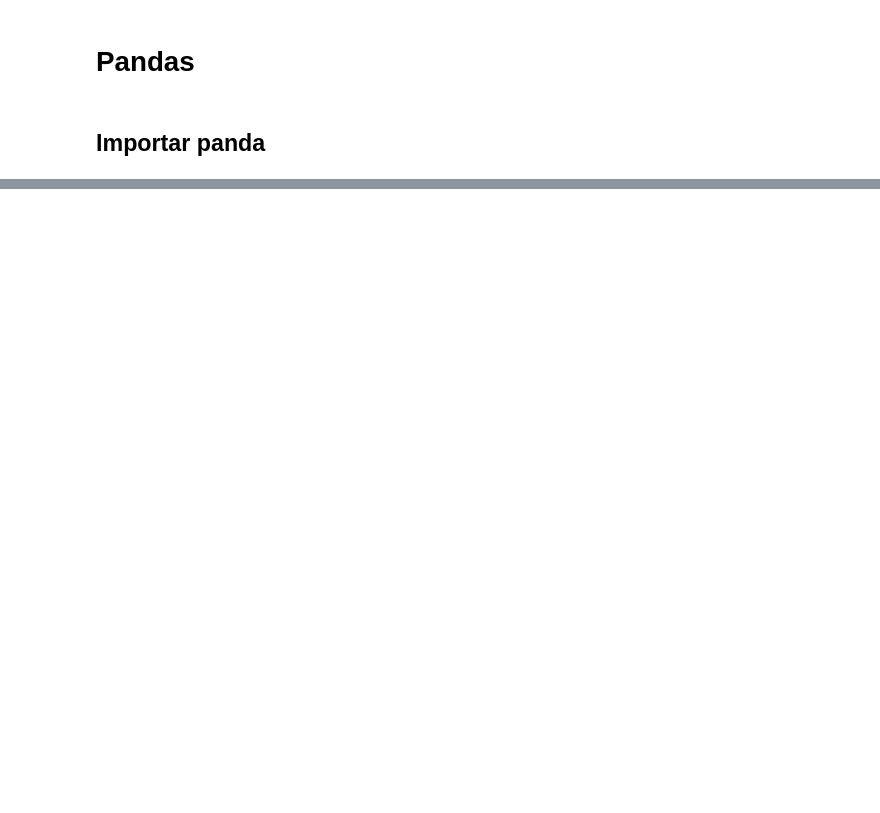
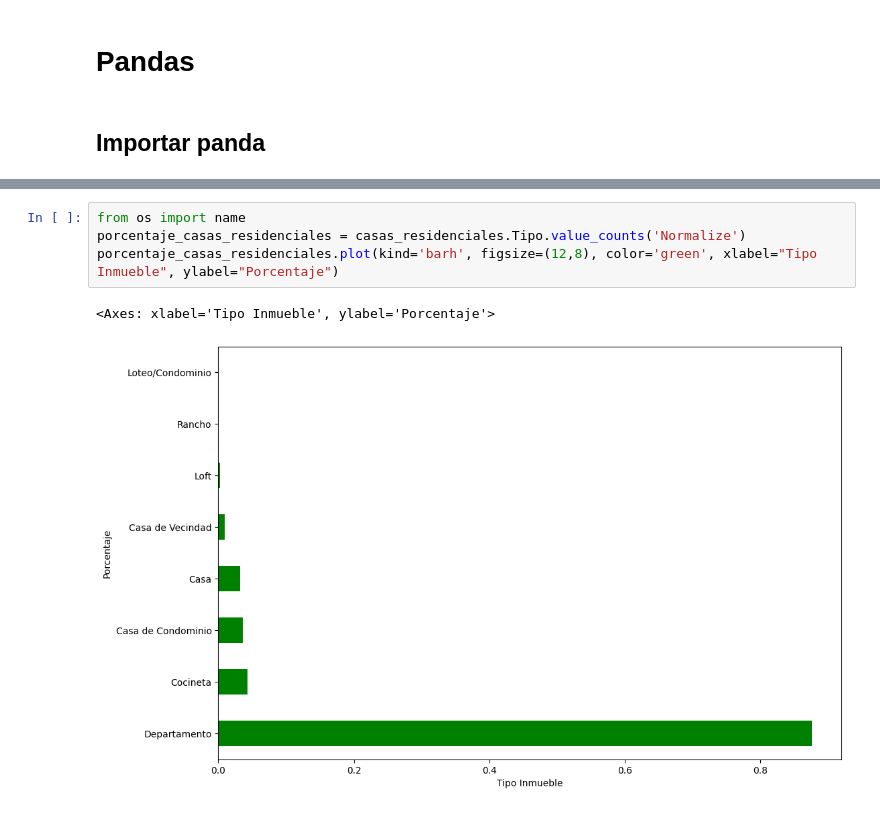
Before and after one commit to chinomedel/2048-python-para-data-science-trabajar-con-funciones, a Jupyter notebook: inmuebles_cdmx.ipynb, the cells around one changed output, grey strips where cells are left out. Saved outputs shown, nothing was run; the diff lists cells and outputs as text; blank space fills up the shorter version.

```diff
--- a/inmuebles_cdmx.ipynb
+++ b/inmuebles_cdmx.ipynb
@@ -26,0 +278,7 @@ pd.read_csv(url)
+# %%
+from os import name
+porcentaje_casas_residenciales = casas_residenciales.Tipo.value_counts('Normalize')
+porcentaje_casas_residenciales.plot(kind='barh', figsize=(12,8), color='green', xlabel="Tipo Inmueble", ylabel="Porcentaje")
+# %% [output]
+<Axes: xlabel='Tipo Inmueble', ylabel='Porcentaje'>
+[figure, added]
```
Also changed, not shown: parts of 41 cells of this notebook.
